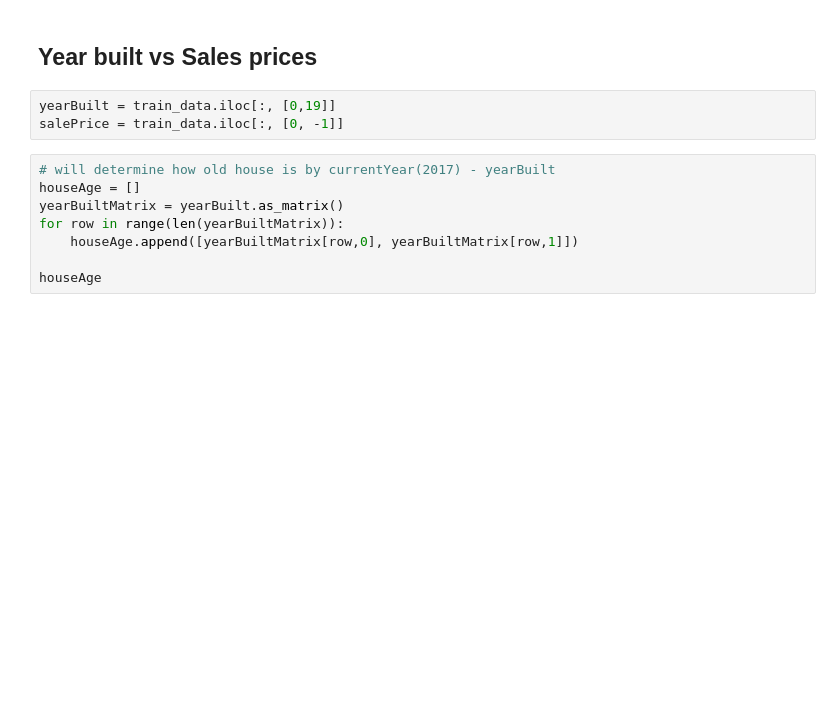
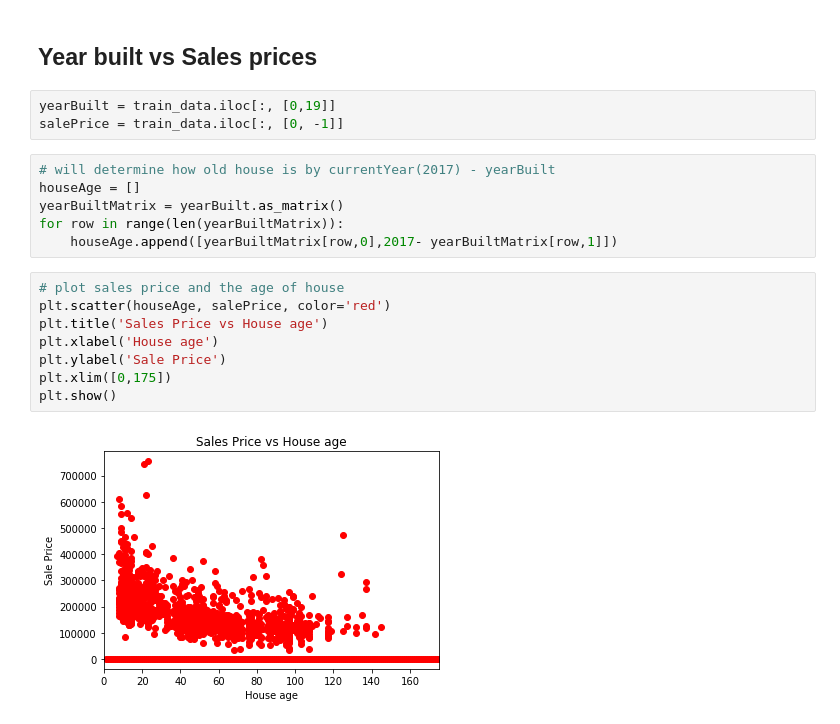
Before and after one commit to kevintaing86/House-Prices, a Jupyter notebook: house-price-notebook.ipynb, the cells around one changed output. Cells and saved outputs as stored; diff of their text form; blank space fills up the shorter version.

```diff
--- a/house-price-notebook.ipynb
+++ b/house-price-notebook.ipynb
@@ -64,6 +64,14 @@ salePrice = train_data.iloc[:, [0, -1]]
 houseAge = []
 yearBuiltMatrix = yearBuilt.as_matrix()
 for row in range(len(yearBuiltMatrix)):
-    houseAge.append([yearBuiltMatrix[row,0], yearBuiltMatrix[row,1]])
-
-houseAge
+    houseAge.append([yearBuiltMatrix[row,0],2017- yearBuiltMatrix[row,1]])
+# %%
+# plot sales price and the age of house
+plt.scatter(houseAge, salePrice, color='red')
+plt.title('Sales Price vs House age')
+plt.xlabel('House age')
+plt.ylabel('Sale Price')
+plt.xlim([0,175])
+plt.show()
+# %% [output]
+[figure, added]
```
Also changed, not shown: parts of 1 cell of this notebook.
